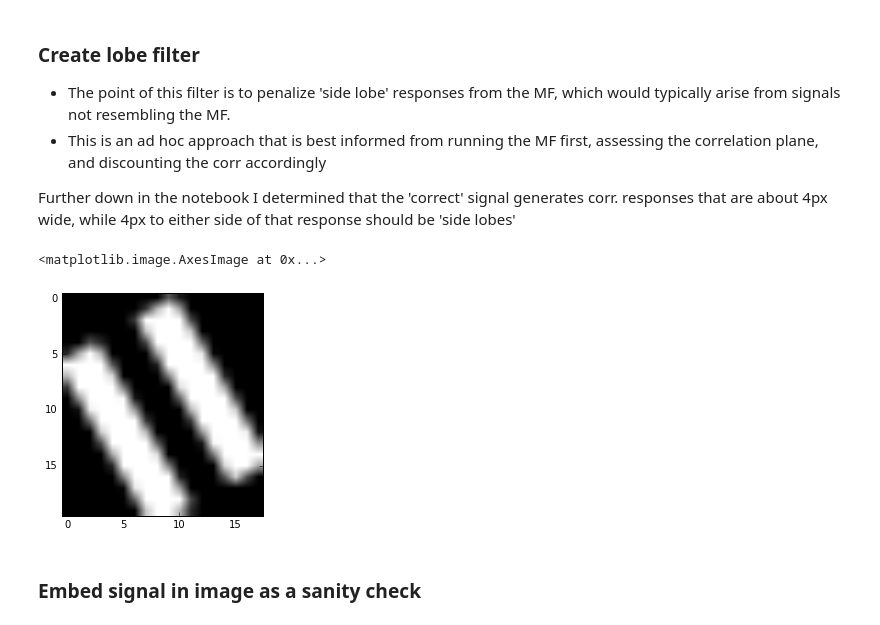
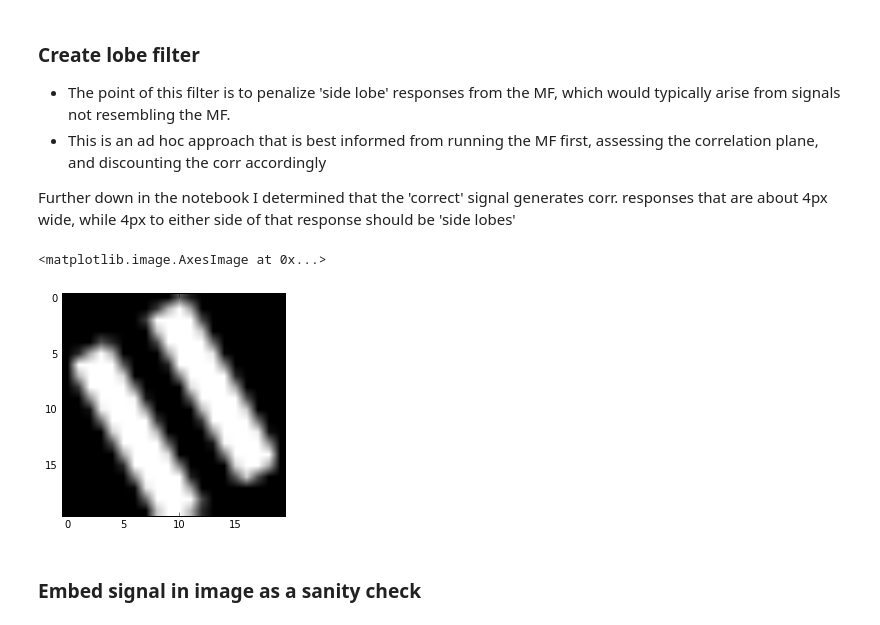
Before and after one commit to huskeypm/gpu_detect, a Jupyter notebook: tissuetests.ipynb, the cells around one changed output. Drawn from its saved outputs; the diff is of its cells as text; code cells hidden in the pictures.

```diff
--- a/tissuetests.ipynb
+++ b/tissuetests.ipynb
@@ -76,9 +82,22 @@ mf = np.zeros([vert,horz])
 mf[:,0:w]=1.
 mf[:,(horz-w):horz]=1.
 
-#imshow(mf,cmap='gray')
+imshow(mf,cmap='gray')
+
+
 
 import imutils
 mfr = imutils.rotate_bound(mf,-rot)
 imshow(mfr,cmap='gray')
+
+# need this to be square for GPU (probably buried in a cv2 function somewhere)
+print "This is a hack for now"
+def makeSquare(mfr):
+    dims = np.shape(mfr)
+    maxD = np.max(dims)
+    square =np.zeros([maxD,maxD])
+    square[:,1:(dims[1]+1)] = mfr  # not robust, will work for a specific case
+    return square
+
+mfr = makeSquare(mfr)
 # %% [output]
@@ -93,19 +112,22 @@ Further down in the notebook I determined that the 'correct' signal generates co
 # %%
 # test with embedded signal
 vert = int(3.5 * px_per_um[0])
 sigW = 4  # px
 lobeW = 4 # px
 lobemf = np.ones([vert,lobeW + sigW + lobeW])
 lobemf[:,lobeW:(lobeW+sigW)]=0.
 
 #imshow(mf,cmap='gray')
 
 import imutils
 lobemfr = imutils.rotate_bound(lobemf,-rot)
 imshow(lobemfr,cmap='gray')
+
+lobemfr = makeSquare(lobemfr)
+imshow(lobemfr,cmap='gray')
 # %% [output]
 <matplotlib.image.AxesImage at 0x...>
-[figure, old version]
+[figure, new version]
 # %% [markdown]
 ### Embed signal in image as a sanity check
 # %%
```
Also changed, not shown: parts of 32 cells of this notebook, 1 other file.
